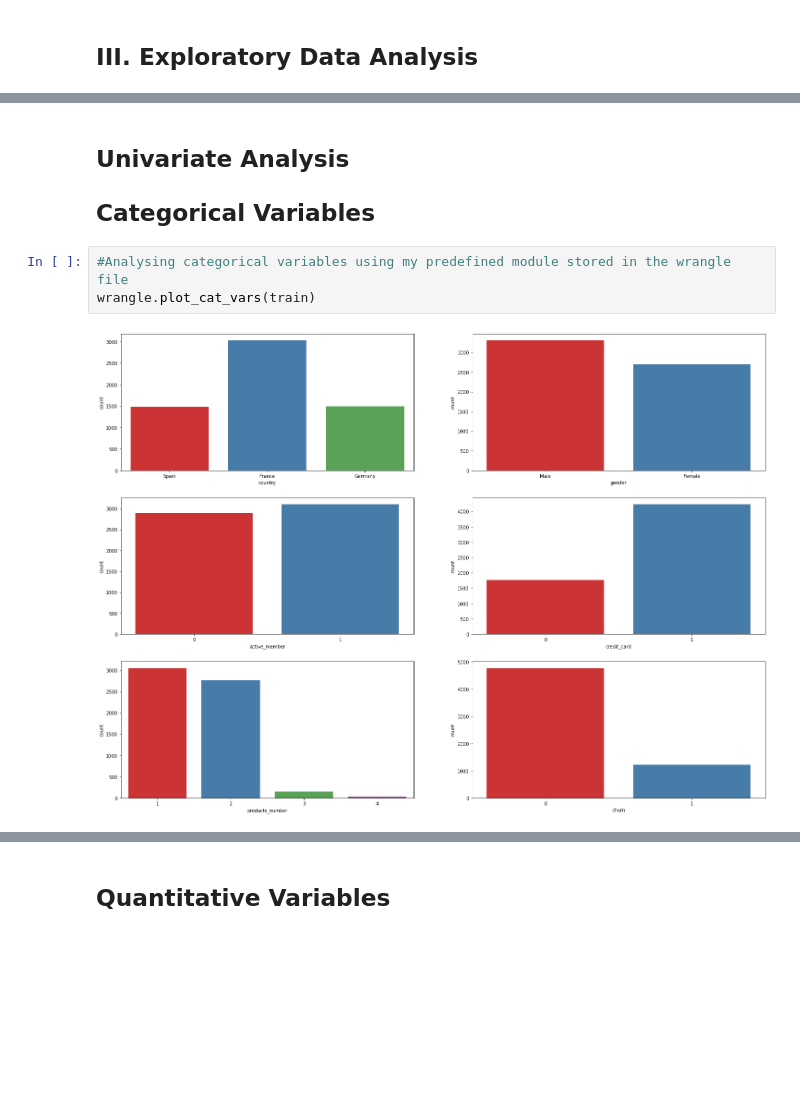
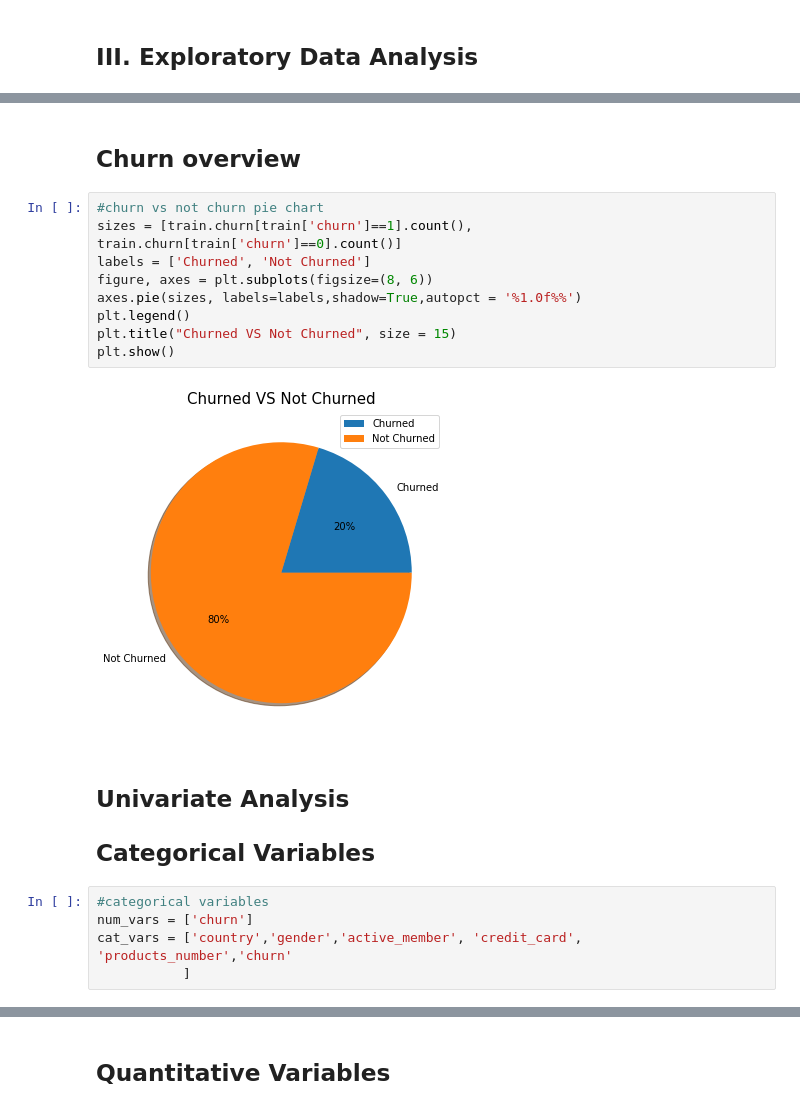
Before and after one commit to patrickamwayi/individual-project-, a Jupyter notebook: bank_customer_churn_prediction.ipynb, the cells around one changed output, grey strips where cells are left out. Saved outputs shown, nothing was run; the diff lists cells and outputs as text; blank space fills up the shorter version.

```diff
--- a/bank_customer_churn_prediction.ipynb
+++ b/bank_customer_churn_prediction.ipynb
@@ -218,8 +215,21 @@ quant_var = ['credit_score', 'balance', 'estimated_salary', 'age', 'tenure']
+# %% [markdown]
+## Churn overview
+# %%
+#churn vs not churn pie chart
+sizes = [train.churn[train['churn']==1].count(), train.churn[train['churn']==0].count()]
+labels = ['Churned', 'Not Churned']
+figure, axes = plt.subplots(figsize=(8, 6))
+axes.pie(sizes, labels=labels,shadow=True,autopct = '%1.0f%%')
+plt.legend()
+plt.title("Churned VS Not Churned", size = 15)
+plt.show()
+# %% [output]
+[figure, added]
 # %% [markdown]
 ## Univariate Analysis
 ## Categorical Variables
-# %%
-#Analysing categorical variables using my predefined module stored in the wrangle file
-wrangle.plot_cat_vars(train)
-# %% [output]
-[figure, removed]
+# %%
+#categorical variables
+num_vars = ['churn']
+cat_vars = ['country','gender','active_member', 'credit_card', 'products_number','churn'
+           ]
```
Also changed, not shown: parts of 17 cells of this notebook.
